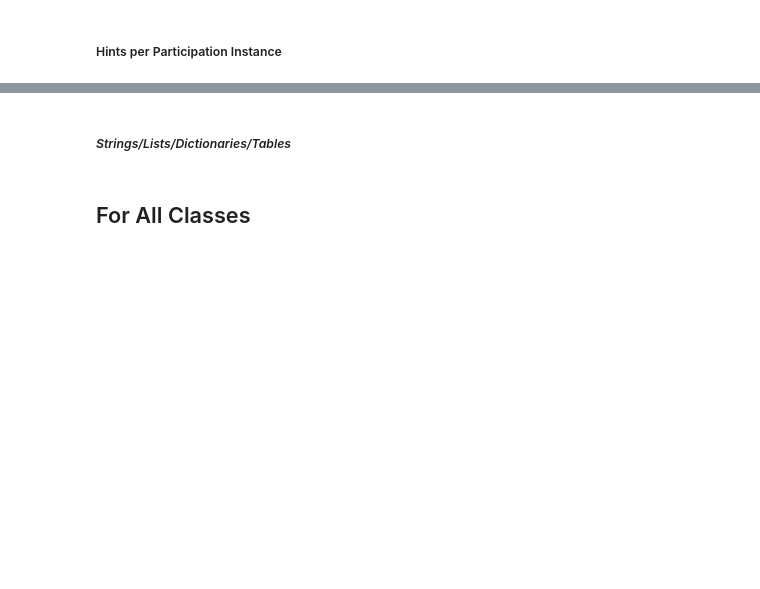
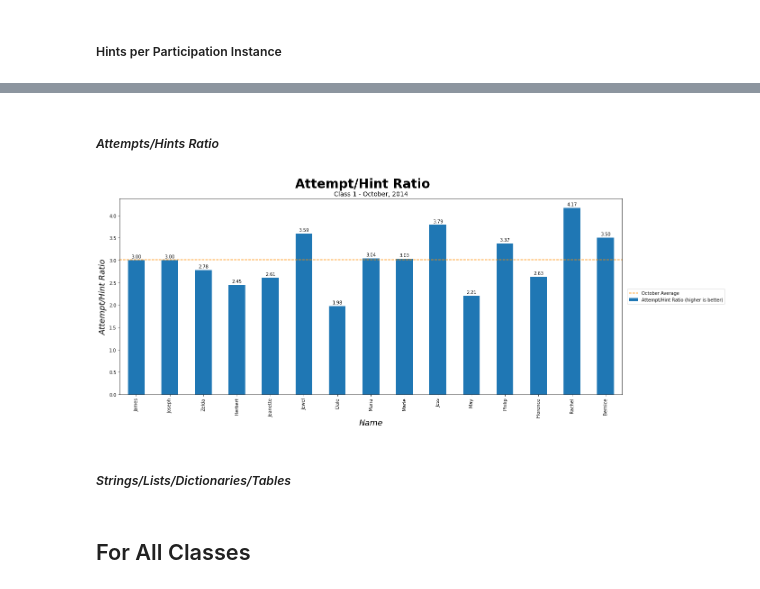
Before and after one commit to mikitz/china-students, a Jupyter notebook: (Teacher) Class Reports.ipynb, the cells around one changed output, grey strips where cells are left out. Cells and saved outputs as stored; diff of their text form; code cells hidden in the pictures; blank space fills up the shorter version.

```diff
--- a/(Teacher) Class Reports.ipynb
+++ b/(Teacher) Class Reports.ipynb
@@ -417,3 +582,23 @@ fShowValuesOnBars(ax, 2)
+# %% [markdown]
+##### *Attempts/Hints Ratio*
+# %%
+ax = dfMeanPart.plot.bar(x = 'STUDENT_NAME_ENGLISH', y = 'ATTEMPTS/HINTS_RATIO', figsize = (20, 8), label = 'Attempt/Hint Ratio (higher is better)')
+# Calculate the average
+oAverage = dfMeanPart['ATTEMPTS/HINTS_RATIO'].mean()
+# Plot the class average
+plt.axhline(y = oAverage, color = 'darkorange', linestyle = 'dashed', label = '{} Average'.format(oMonth))
+# Set up the legend
+plt.legend(bbox_to_anchor=(1.01, 0.5), loc='center left', borderaxespad=0)
+# Format the graph
+tSubtitle = 'Class {} - {}, {}'.format(tiClassID, oMonth, tiYear)
+plt.suptitle("Attempt/Hint Ratio", size = 28, fontweight = "bold", y = 0.96, ha = 'center')
+ax.set_title(tSubtitle, size = 14, ha = 'center')
+ax.set_xlabel("Name", size = 18, style="italic")
+ax.set_ylabel("Attempt/Hint Ratio", size = 18, style="italic")
+# Add labels
+fShowValuesOnBars(ax, 2)
+# %% [output]
+[figure, added]
 # %% [markdown]
 ##### *Strings/Lists/Dictionaries/Tables*
 # %%
```
Also changed, not shown: parts of 14 cells of this notebook, 1 other file.
